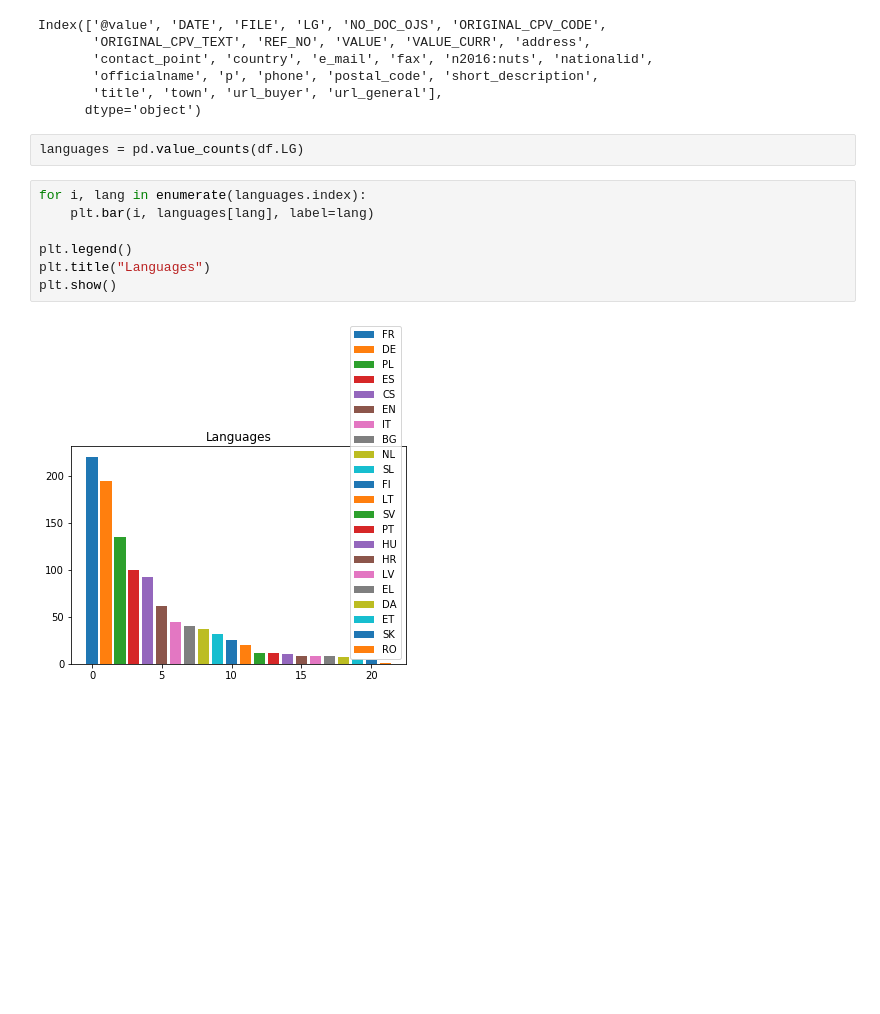
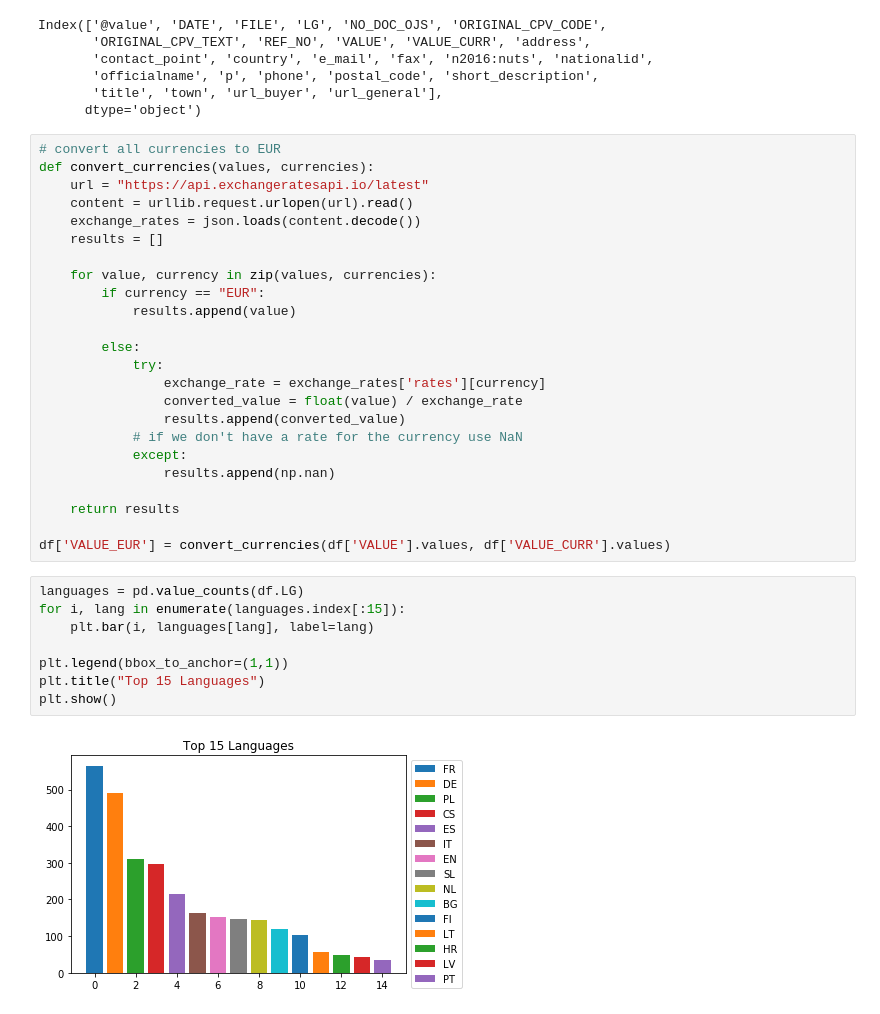
Before and after one commit to nfreundlich/CS498-CCA-CourseProject, a Jupyter notebook: notebooks/ted_eda.ipynb, the cells around one changed output. Saved outputs shown, nothing was run; the diff lists cells and outputs as text; blank space fills up the shorter version.

Commit message:
Added currency conversion for values and fixed histograms a little bit

```diff
--- a/notebooks/ted_eda.ipynb
+++ b/notebooks/ted_eda.ipynb
@@ -128,15 +131,38 @@ Index(['@value', 'DATE', 'FILE', 'LG', 'NO_DOC_OJS', 'ORIGINAL_CPV_CODE',
        'officialname', 'p', 'phone', 'postal_code', 'short_description',
        'title', 'town', 'url_buyer', 'url_general'],
       dtype='object')
-# %%
-languages = pd.value_counts(df.LG)
+# %%
+# convert all currencies to EUR
+def convert_currencies(values, currencies):
+    url = "https://api.exchangeratesapi.io/latest"
+    content = urllib.request.urlopen(url).read()
+    exchange_rates = json.loads(content.decode())
+    results = []
+
+    for value, currency in zip(values, currencies):
+        if currency == "EUR":
+            results.append(value)
+
+        else:
+            try:
+                exchange_rate = exchange_rates['rates'][currency]
+                converted_value = float(value) / exchange_rate
+                results.append(converted_value)
+            # if we don't have a rate for the currency use NaN
+            except:
+                results.append(np.nan)
+
+    return results
+
+df['VALUE_EUR'] = convert_currencies(df['VALUE'].values, df['VALUE_CURR'].values)
 # %%
-for i, lang in enumerate(languages.index):
+languages = pd.value_counts(df.LG)
+for i, lang in enumerate(languages.index[:15]):
     plt.bar(i, languages[lang], label=lang)
 
-plt.legend()
-plt.title("Languages")
+plt.legend(bbox_to_anchor=(1,1))
+plt.title("Top 15 Languages")
 plt.show()
 # %% [output]
-[figure, old version]
+[figure, new version]
 # %%
```
Also changed, not shown: parts of 4 cells of this notebook.
